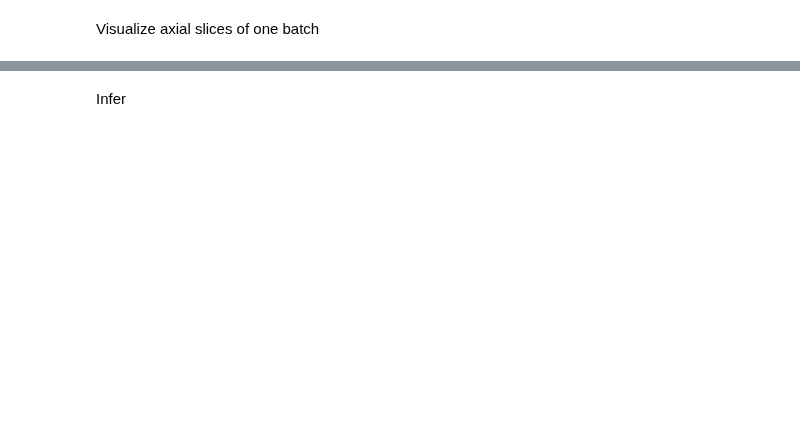
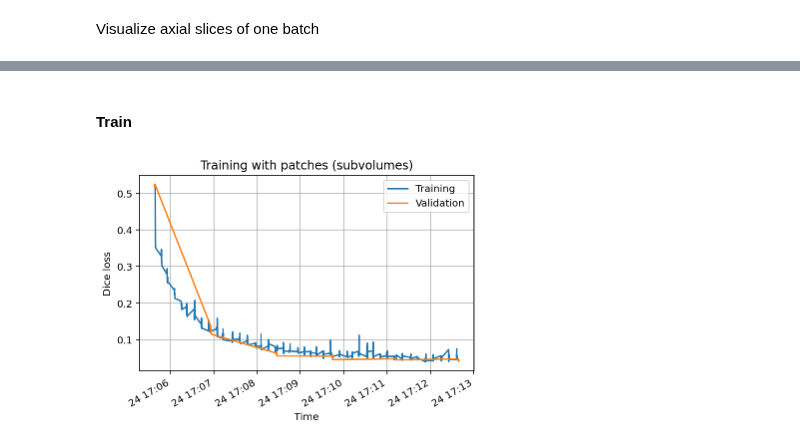
Before and after one commit to fepegar/torchio-notebooks, a Jupyter notebook: notebooks/TorchIO_tutorial.ipynb, the cells around one changed output, grey strips where cells are left out. Drawn from its saved outputs; the diff is of its cells as text; code cells hidden in the pictures; blank space fills up the shorter version.

```diff
--- a/notebooks/TorchIO_tutorial.ipynb
+++ b/notebooks/TorchIO_tutorial.ipynb
@@ -15,6 +15,6 @@ num_epochs = 5
 # If the following values are False, the models will be downloaded and not computed
 compute_histograms = False
 train_whole_images = False
-train_patches = True
+train_patches = False
 # %% [markdown]
 Install some PyPI packages:
@@ -540,13 +532,39 @@ Train
+# %% [markdown]
+#### Train
 # %%
 model, optimizer = get_model_and_optimizer(device)
+weights_path = 'patches_state_dict.pth'
 
 if train_patches:
     weights_stem = 'patches'
-    train(num_epochs, training_loader, validation_loader, model, optimizer, weights_stem)
+    train_losses, val_losses = train(
+        num_epochs,
+        training_loader_patches,
+        validation_loader_patches,
+        model,
+        optimizer,
+        weights_stem,
+    )
+    checkpoint = {
+        'train_losses': train_losses,
+        'val_losses': val_losses,
+        'weights': model.state_dict(),
+    }
+    torch.save(checkpoint, weights_path)
 else:
-    weights_path = 'patches_state_dict.pth'
     weights_url = 'https://github.com/fepegar/torchio-data/raw/master/models/patches_epoch_5.pth'
     !curl --location --silent --output {weights_path} {weights_url}
-    model.load_state_dict(torch.load(weights_path))
+    checkpoint = torch.load(weights_path)
+    model.load_state_dict(checkpoint['weights'])
+    train_losses, val_losses = checkpoint['train_losses'], checkpoint['val_losses']
+fig, ax = plt.subplots()
+plot_times(ax, train_losses, 'Training')
+plot_times(ax, val_losses, 'Validation')
+ax.grid()
+ax.set_xlabel('Time')
+ax.set_ylabel('Dice loss')
+ax.set_title('Training with patches (subvolumes)')
+ax.legend()
+fig.autofmt_xdate()
+# %% [output]
+[figure, added]
-# %% [markdown]
-Infer
```
Also changed, not shown: parts of 22 cells of this notebook.
